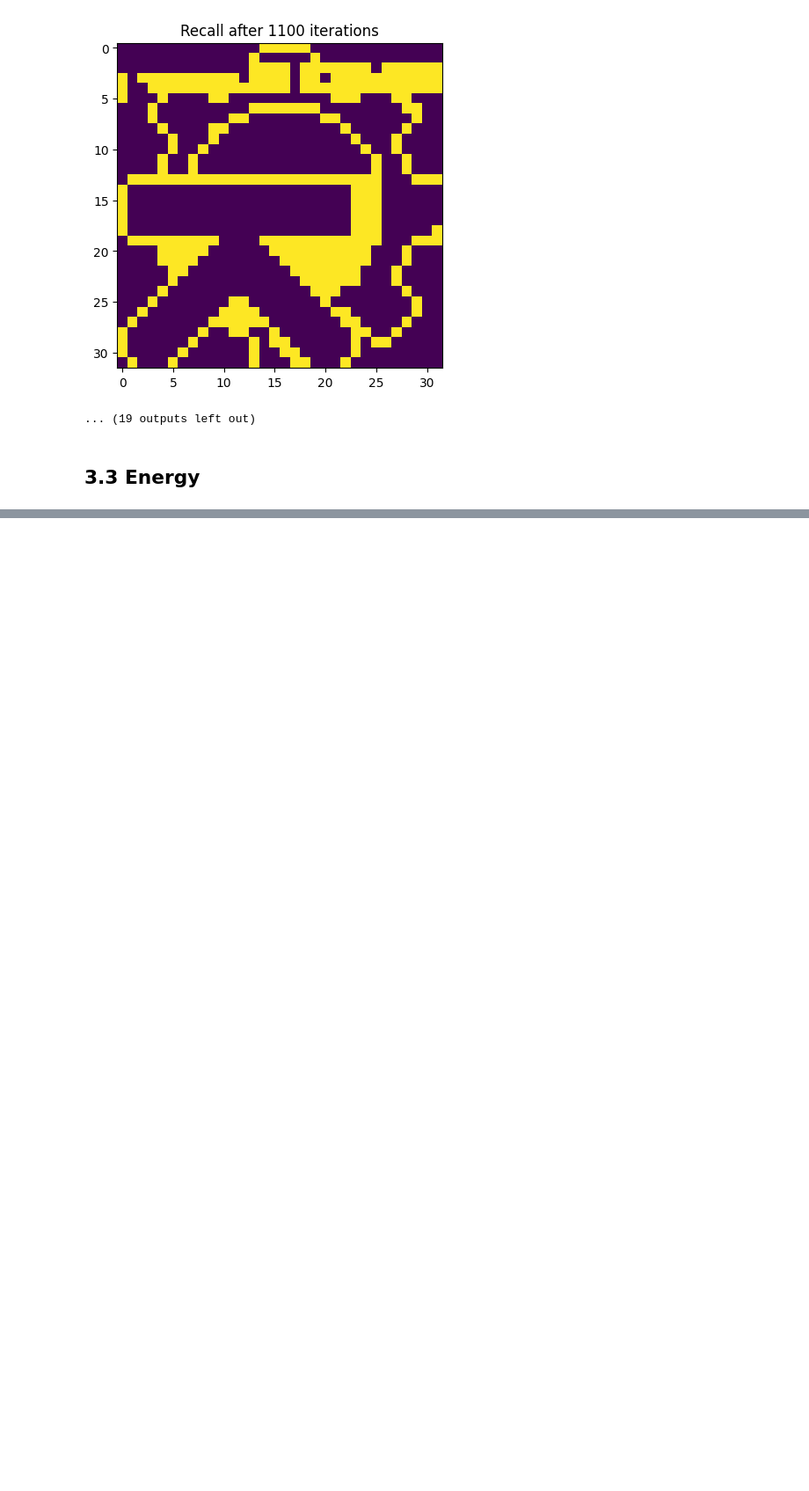
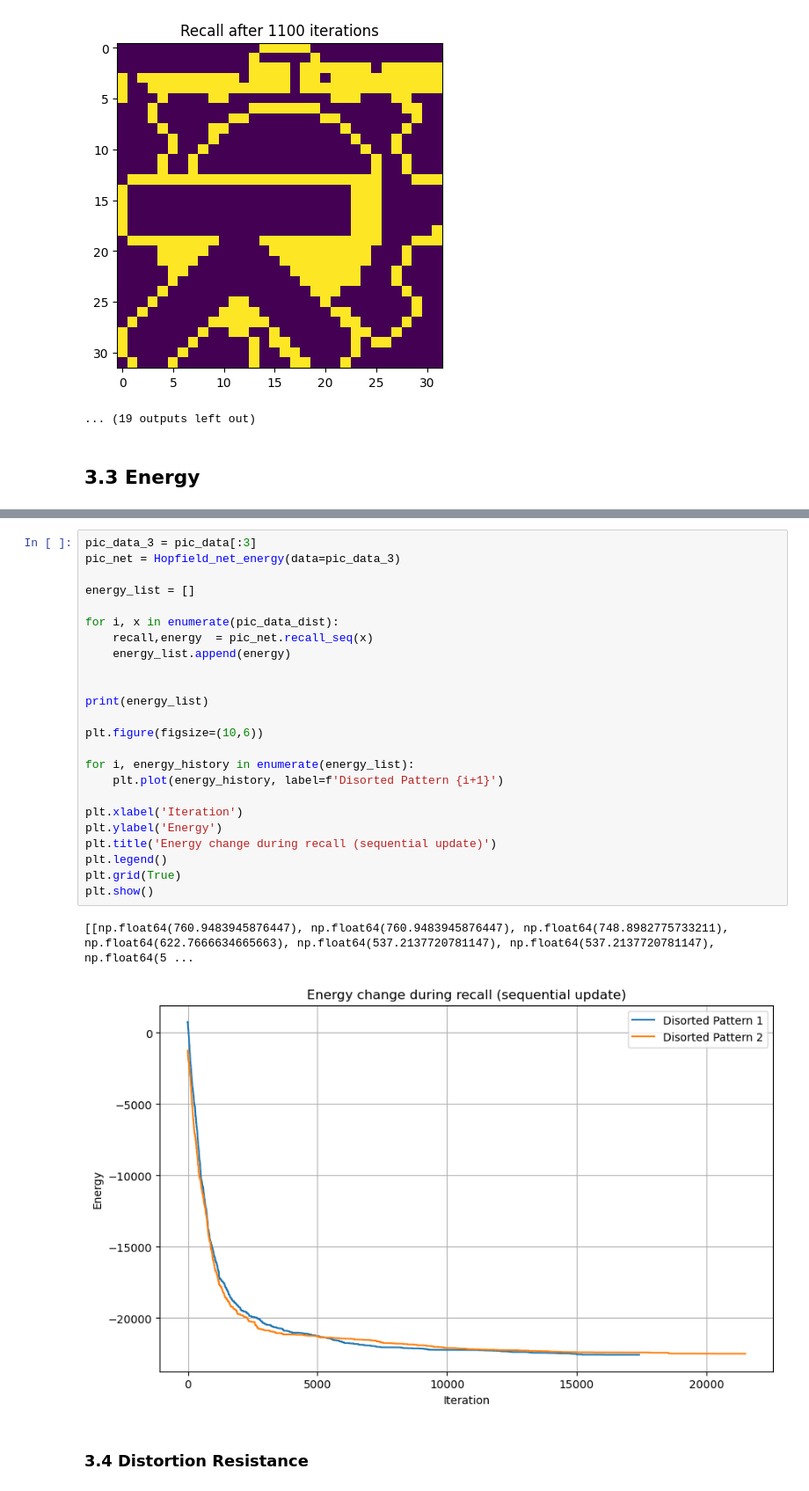
Before and after one commit to sebastians1999/DD2437_ANNs, a Jupyter notebook: lab3/hopfield_nets.ipynb, the cells around one changed output, grey strips where cells are left out. Shown at 88% size. Drawn from its saved outputs; the diff is of its cells as text; blank space fills up the shorter version.

```diff
--- a/lab3/hopfield_nets.ipynb
+++ b/lab3/hopfield_nets.ipynb
@@ -309,0 +617,29 @@ printed_end = pic_net_printing.recall_seq(pic_data_dist[1])
+# %%
+pic_data_3 = pic_data[:3]
+pic_net = Hopfield_net_energy(data=pic_data_3)
+
+energy_list = []
+
+for i, x in enumerate(pic_data_dist):
+    recall,energy  = pic_net.recall_seq(x)
+    energy_list.append(energy)
+
+
+print(energy_list)
+
+plt.figure(figsize=(10,6))
+
+for i, energy_history in enumerate(energy_list):
+    plt.plot(energy_history, label=f'Disorted Pattern {i+1}')
+
+plt.xlabel('Iteration')
+plt.ylabel('Energy')
+plt.title('Energy change during recall (sequential update)')
+plt.legend()
+plt.grid(True)
+plt.show()
+# %% [output]
+[[np.float64(760.9483945876447), np.float64(760.9483945876447), np.float64(748.8982775733211), np.float64(622.7666634665663), np.float64(537.2137720781147), np.float64(537.2137720781147), np.float64(5 ...
+[figure, added]
+# %% [markdown]
+### 3.4 Distortion Resistance
```
Also changed, not shown: parts of 31 cells of this notebook.
